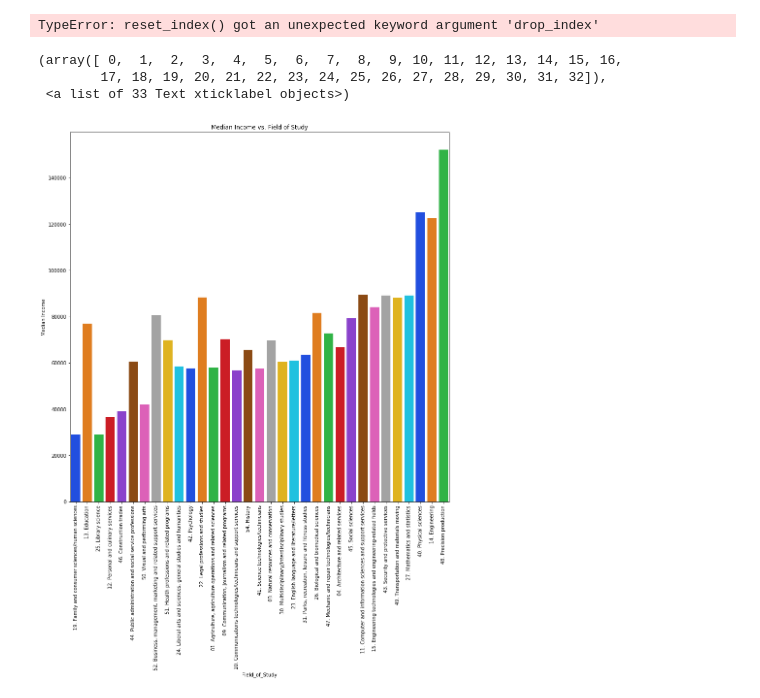
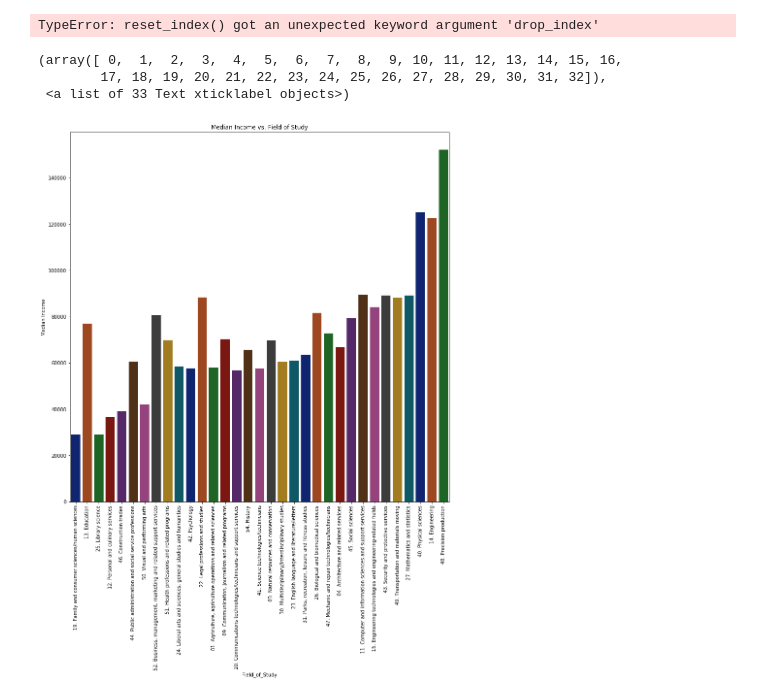
Before and after one commit to mrbilltran/alberta-grad-earnings-project, a Jupyter notebook: Exploration-May19.ipynb, the cells around one changed output. Drawn from its saved outputs; the diff is of its cells as text; code cells hidden in the pictures.

```diff
--- a/Exploration-May19.ipynb
+++ b/Exploration-May19.ipynb
@@ -111,18 +111,18 @@ TypeError: reset_index() got an unexpected keyword argument 'drop_index'
 # %%
 # Set the width and height of the figure
 plt.figure(figsize=(14,14))
 
 # Add title
 plt.title("Median Income vs. Field of Study")
 
 # Bar chart showing average arrival delay for Spirit Airlines flights by month
-sns.barplot(x=TenYears.Field_of_Study, y=TenYears["Median Income"], ci=None, palette="bright")
+sns.barplot(x=TenYears.Field_of_Study, y=TenYears["Median Income"], ci=None, palette="dark")
 
 # Add label for vertical axis
 plt.ylabel("Median Income")
 plt.xticks(rotation=90)
 # %% [output]
 (array([ 0,  1,  2,  3,  4,  5,  6,  7,  8,  9, 10, 11, 12, 13, 14, 15, 16,
         17, 18, 19, 20, 21, 22, 23, 24, 25, 26, 27, 28, 29, 30, 31, 32]),
  <a list of 33 Text xticklabel objects>)
-[figure, old version]
+[figure, new version]
```
